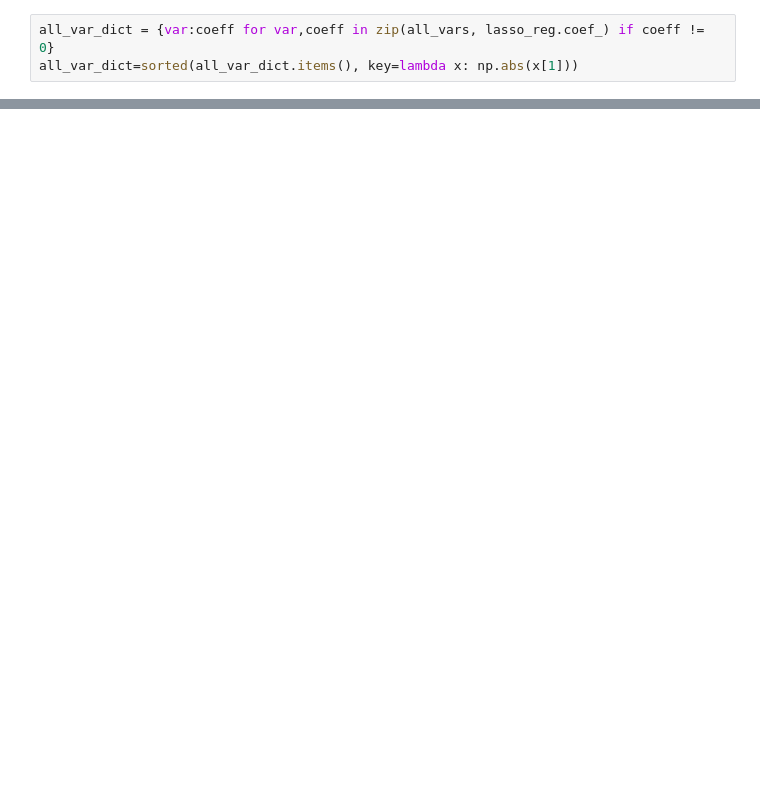
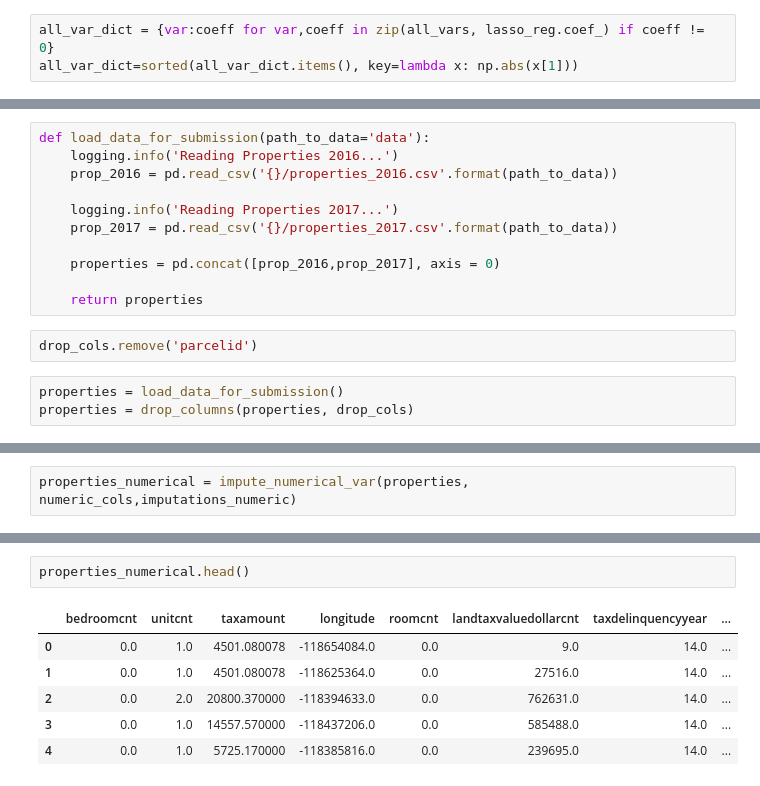
Before and after one commit to eschoenbrun/Zillow_Kaggle, a Jupyter notebook: data_pipe.ipynb, the cells around one changed output, grey strips where cells are left out. Cells and saved outputs as stored; diff of their text form; blank space fills up the shorter version.

Commit message:
Kaggle submission

```diff
--- a/data_pipe.ipynb
+++ b/data_pipe.ipynb
@@ -329,0 +472,16 @@ joined_after_imputation[all_var].to_csv('data/train-ml_v2.csv', index=False)
+# %%
+def load_data_for_submission(path_to_data='data'):
+	logging.info('Reading Properties 2016...')
+	prop_2016 = pd.read_csv('{}/properties_2016.csv'.format(path_to_data))
+
+	logging.info('Reading Properties 2017...')
+	prop_2017 = pd.read_csv('{}/properties_2017.csv'.format(path_to_data))
+
+	properties = pd.concat([prop_2016,prop_2017], axis = 0)
+
+	return properties
+# %%
+drop_cols.remove('parcelid')
+# %%
+properties = load_data_for_submission()
+properties = drop_columns(properties, drop_cols)
@@ -329,0 +505,2 @@ joined_after_imputation[all_var].to_csv('data/train-ml_v2.csv', index=False)
+# %%
+properties_numerical = impute_numerical_var(properties, numeric_cols,imputations_numeric)
@@ -329,0 +543,9 @@ joined_after_imputation[all_var].to_csv('data/train-ml_v2.csv', index=False)
+# %%
+properties_numerical.head()
+# %% [output]
+|  | bedroomcnt | unitcnt | taxamount | longitude | roomcnt | landtaxvaluedollarcnt | taxdelinquencyyear | ... |
+| 0 | 0.0 | 1.0 | 4501.080078 | -118654084.0 | 0.0 | 9.0 | 14.0 | ... |
+| 1 | 0.0 | 1.0 | 4501.080078 | -118625364.0 | 0.0 | 27516.0 | 14.0 | ... |
+| 2 | 0.0 | 2.0 | 20800.370000 | -118394633.0 | 0.0 | 762631.0 | 14.0 | ... |
+| 3 | 0.0 | 1.0 | 14557.570000 | -118437206.0 | 0.0 | 585488.0 | 14.0 | ... |
+| 4 | 0.0 | 1.0 | 5725.170000 | -118385816.0 | 0.0 | 239695.0 | 14.0 | ... |
```
Also changed, not shown: parts of 68 cells of this notebook.
